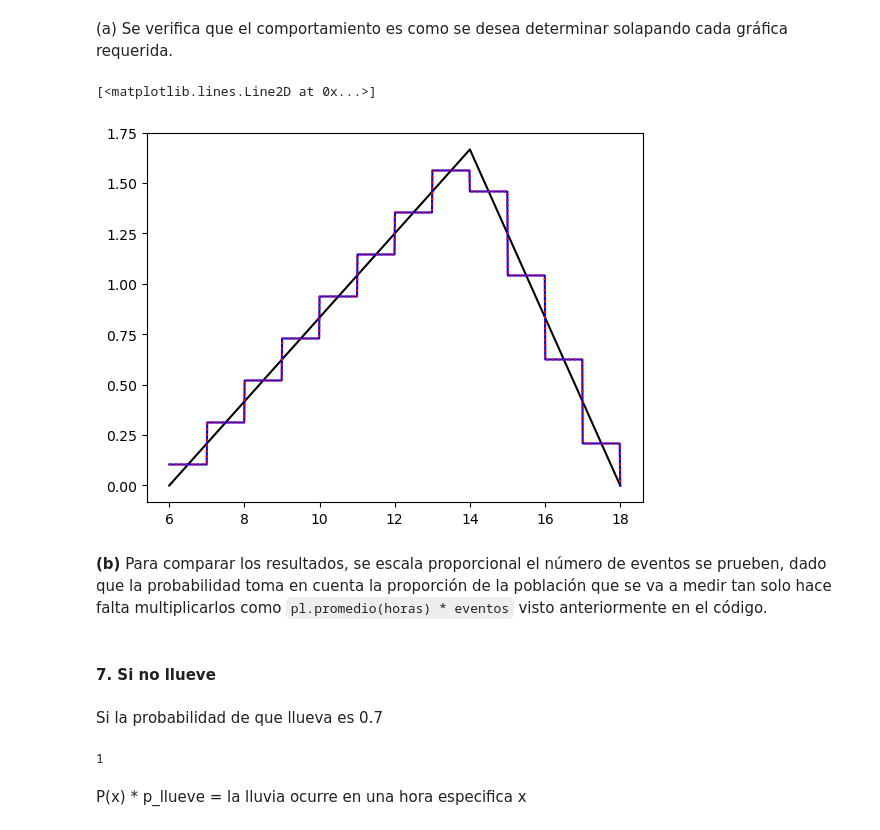
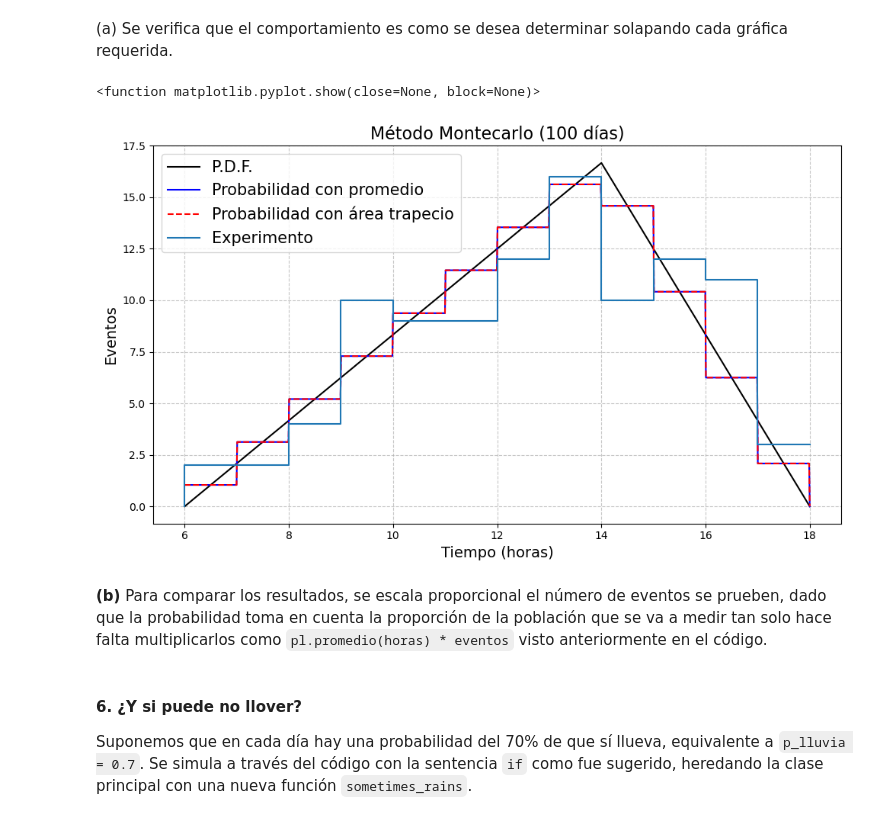
Before and after one commit to PinzonHarker/2024-II_InstrumentacionNuclear, a Jupyter notebook: 1-1_Taller_Simulacion.ipynb, the cells around one changed output. Drawn from its saved outputs; the diff is of its cells as text; code cells hidden in the pictures.

Commit message:
Finalizado reestructuración del Taller 1. Se verifica y se implementa un mejor uso de código. Versión final.

```diff
--- a/1-1_Taller_Simulacion.ipynb
+++ b/1-1_Taller_Simulacion.ipynb
@@ -387,45 +452,49 @@ plt.plot(model.horas, experimento(model, eventos), ds="steps")
 # %% [markdown]
 (a) Se verifica que el comportamiento es como se desea determinar solapando cada gráfica requerida.
 # %%
-eventos = 10
+# Inicialización
+days = int(100)
+experiments = 1
 
-eventos = int(eventos)
+# Generates 3 experiments to compare
+exp = experiment(model)
 
-hours = model.horas
-
-# teórica
-steps = np.linspace(min(hours), max(hours), 1000)
-plt.plot(steps, [model.P(i) * eventos for i in steps], color="black", label="pdf")
-plt.plot(
-    steps,
-    [model.promedio(horas) * eventos for horas in steps],
+# Configure plot
+fig, ax = plot_template(
+    title=f"Método Montecarlo ({days} días)",
+    x_label="Tiempo (horas)",
+    y_label="Eventos",
+)
+x_vals = np.linspace(min(model.hours), max(model.hours), 1000)
+# Teórico
+ax.plot(x_vals, [model.PDF(i) * days for i in x_vals], color="black", label="P.D.F.")
+ax.plot(
+    x_vals,
+    [model.prob_averaging_norm(i) * days for i in x_vals],
     color="blue",
     label="Probabilidad con promedio",
+    ls="-",
 )
-plt.plot(
-    steps,
-    [model.integral(horas) * eventos for horas in steps],
-    ls="dotted",
+ax.plot(
+    x_vals,
+    [model.prob_integrating_norm(i) * days for i in x_vals],
     color="red",
     label="Probabilidad con área trapecio",
+    ls="--",
 )
 
-# experimental
+# Experimental
+ax.plot(model.hours, exp.always_rains(days), ds="steps", label=f"Experimento")
+
+# Last configuration
+ax.legend(fontsize=15)
+plt.show
 # %% [output]
-[<matplotlib.lines.Line2D at 0x...>]
+<function matplotlib.pyplot.show(close=None, block=None)>
-[figure, old version]
+[figure, new version]
 # %% [markdown]
 **(b)** Para comparar los resultados, se escala proporcional el número de eventos se prueben, dado que la probabilidad toma en cuenta la proporción de la población que se va a medir tan solo hace falta multiplicarlos como `pl.promedio(horas) * eventos` visto anteriormente en el código.
-# %% [markdown]
-#### 7. Si no llueve
 # %% [markdown]
-Si la probabilidad de que llueva es 0.7
+#### 6. ¿Y si puede no llover?
+
+Suponemos que en cada día hay una probabilidad del 70% de que sí llueva, equivalente a `p_lluvia = 0.7`. Se simula a través del código con la sentencia `if` como fue sugerido, heredando la clase principal con una nueva función `sometimes_rains`.
-# %%
-objeto = prob_lluvia(1)
-
-p_llueve = 0.7
-[objeto.integral(steps) * p_llueve for i in range(d)]
-# %% [output]
-1
-# %% [markdown]
-P(x) \* p_llueve = la lluvia ocurre en una hora especifica x
```
Also changed, not shown: parts of 12 cells of this notebook.
